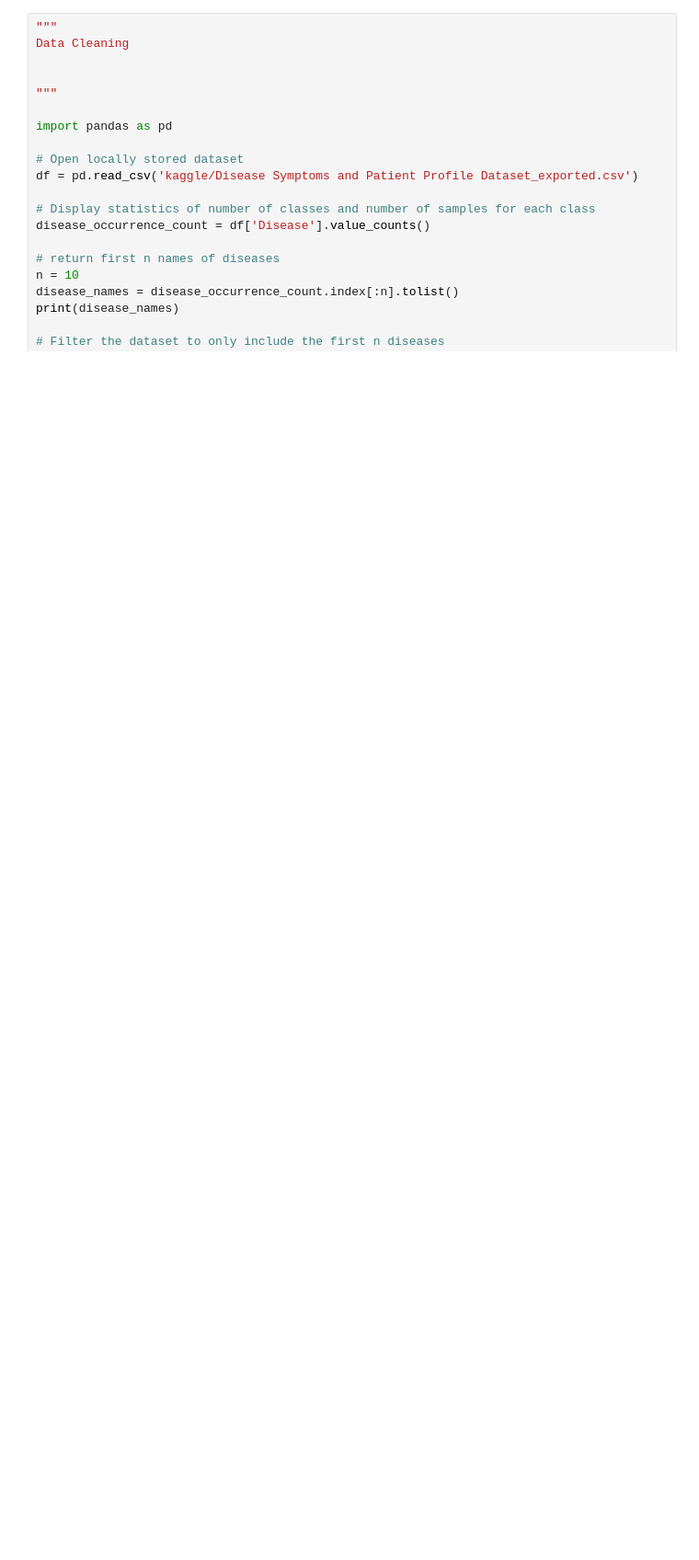
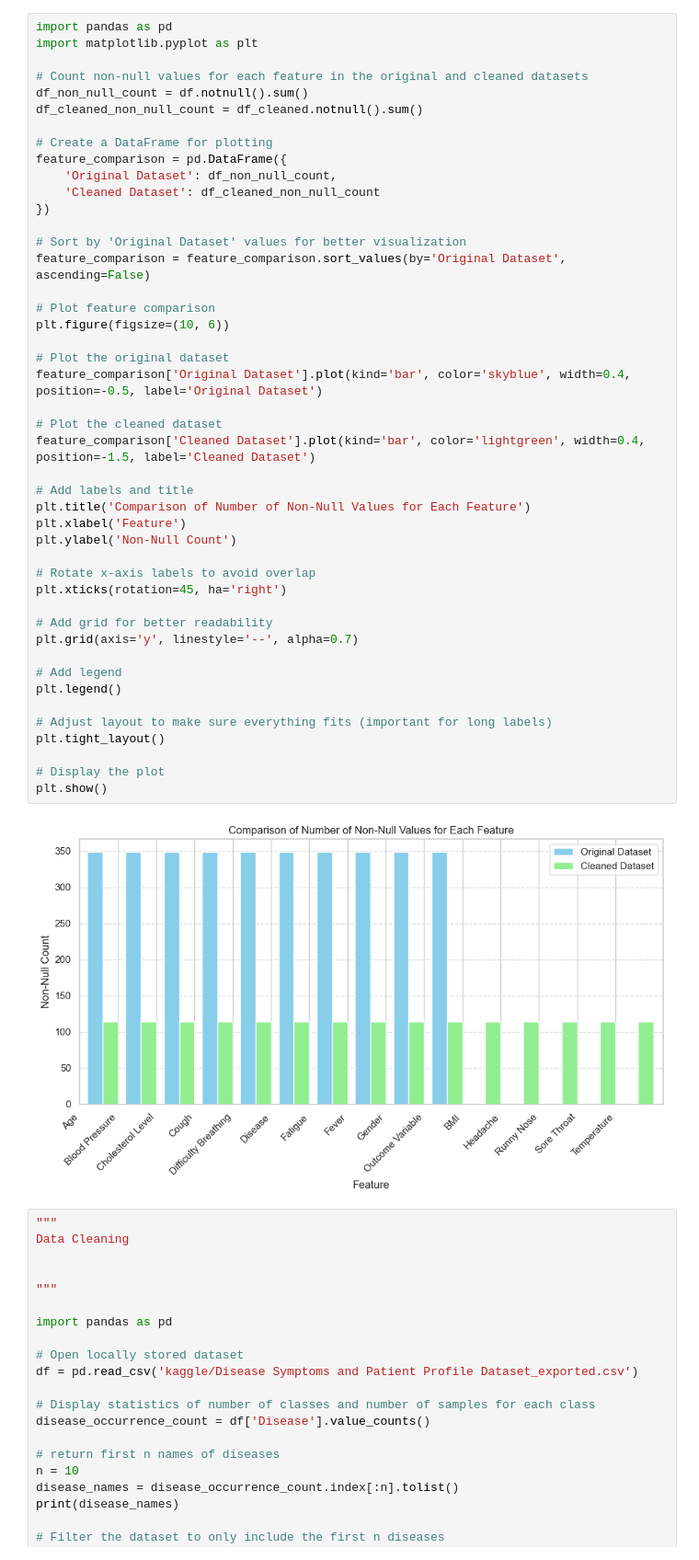
Before and after one commit to hollepat/VirtualDoctor_, a Jupyter notebook: classification_model/datasets/Datasets.ipynb, the cells around one changed output. Shown at 92% size. Saved outputs shown, nothing was run; the diff lists cells and outputs as text; blank space fills up the shorter version.

```diff
--- a/classification_model/datasets/Datasets.ipynb
+++ b/classification_model/datasets/Datasets.ipynb
@@ -33,3 +53,50 @@ Name: count, Length: 116, dtype: int64
+# %%
+import pandas as pd
+import matplotlib.pyplot as plt
+
+# Count non-null values for each feature in the original and cleaned datasets
+df_non_null_count = df.notnull().sum()
+df_cleaned_non_null_count = df_cleaned.notnull().sum()
+
+# Create a DataFrame for plotting
+feature_comparison = pd.DataFrame({
+    'Original Dataset': df_non_null_count,
+    'Cleaned Dataset': df_cleaned_non_null_count
+})
+
+# Sort by 'Original Dataset' values for better visualization
+feature_comparison = feature_comparison.sort_values(by='Original Dataset', ascending=False)
+
+# Plot feature comparison
+plt.figure(figsize=(10, 6))
+
+# Plot the original dataset
+feature_comparison['Original Dataset'].plot(kind='bar', color='skyblue', width=0.4, position=-0.5, label='Original Dataset')
+
+# Plot the cleaned dataset
+feature_comparison['Cleaned Dataset'].plot(kind='bar', color='lightgreen', width=0.4, position=-1.5, label='Cleaned Dataset')
+
+# Add labels and title
+plt.title('Comparison of Number of Non-Null Values for Each Feature')
+plt.xlabel('Feature')
+plt.ylabel('Non-Null Count')
+
+# Rotate x-axis labels to avoid overlap
+plt.xticks(rotation=45, ha='right')
+
+# Add grid for better readability
+plt.grid(axis='y', linestyle='--', alpha=0.7)
+
+# Add legend
+plt.legend()
+
+# Adjust layout to make sure everything fits (important for long labels)
+plt.tight_layout()
+
+# Display the plot
+plt.show()
+# %% [output]
+[figure, added]
 # %%
 """
 Data Cleaning
```
Also changed, not shown: parts of 1 cell of this notebook.
